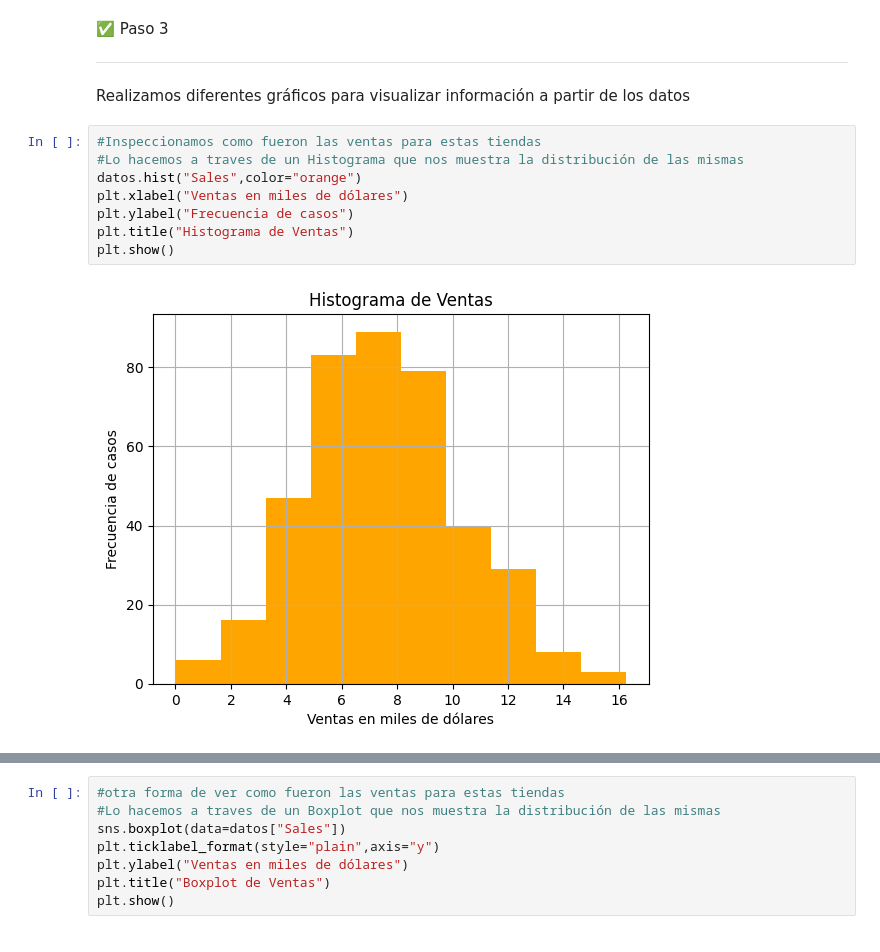
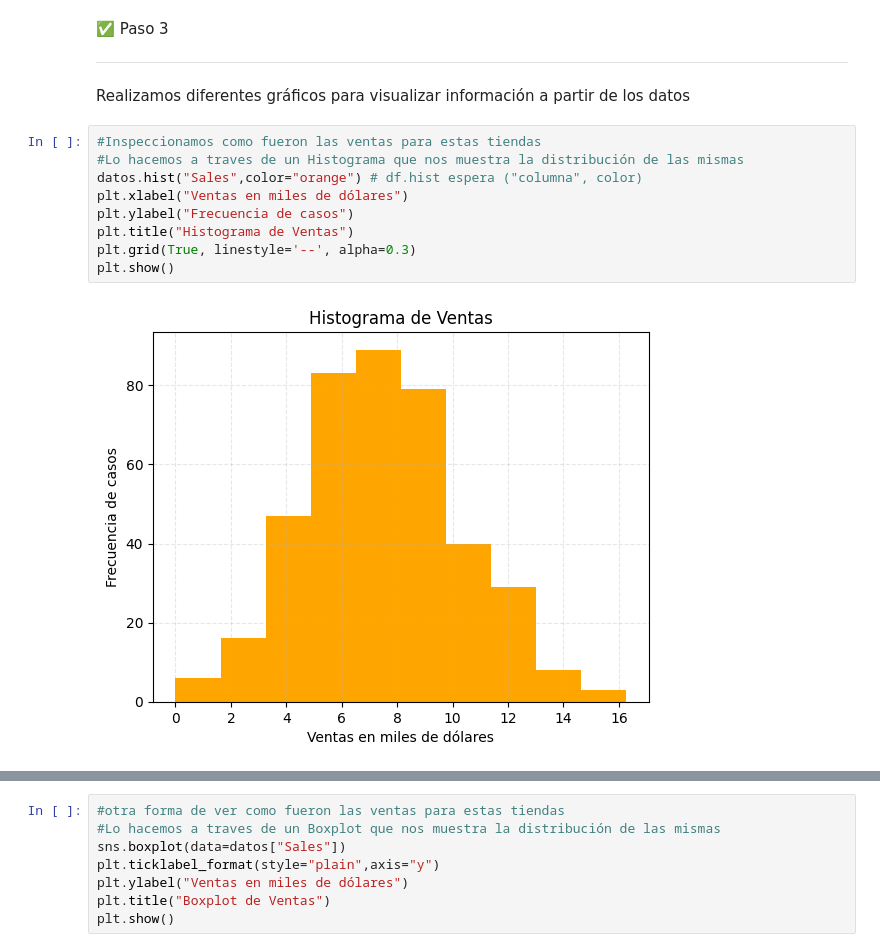
Before and after one commit to Danino99/Laboratorio-de-Metodos-Cuantitativos-Aplicados-a-la-Gestion, a Jupyter notebook: 01_intro_y_datos/clase02.ipynb, the cells around one changed output, grey strips where cells are left out. Cells and saved outputs as stored; diff of their text form.

```diff
--- a/01_intro_y_datos/clase02.ipynb
+++ b/01_intro_y_datos/clase02.ipynb
@@ -507,11 +570,12 @@ Realizamos diferentes gráficos para visualizar información a partir de los dat
 # %%
 #Inspeccionamos como fueron las ventas para estas tiendas
 #Lo hacemos a traves de un Histograma que nos muestra la distribución de las mismas
-datos.hist("Sales",color="orange")
+datos.hist("Sales",color="orange") # df.hist espera ("columna", color)
 plt.xlabel("Ventas en miles de dólares")
 plt.ylabel("Frecuencia de casos")
 plt.title("Histograma de Ventas")
+plt.grid(True, linestyle='--', alpha=0.3)
 plt.show()
 # %% [output]
-[figure, old version]
+[figure, new version]
 # %%
```
Also changed, not shown: parts of 11 cells of this notebook.
